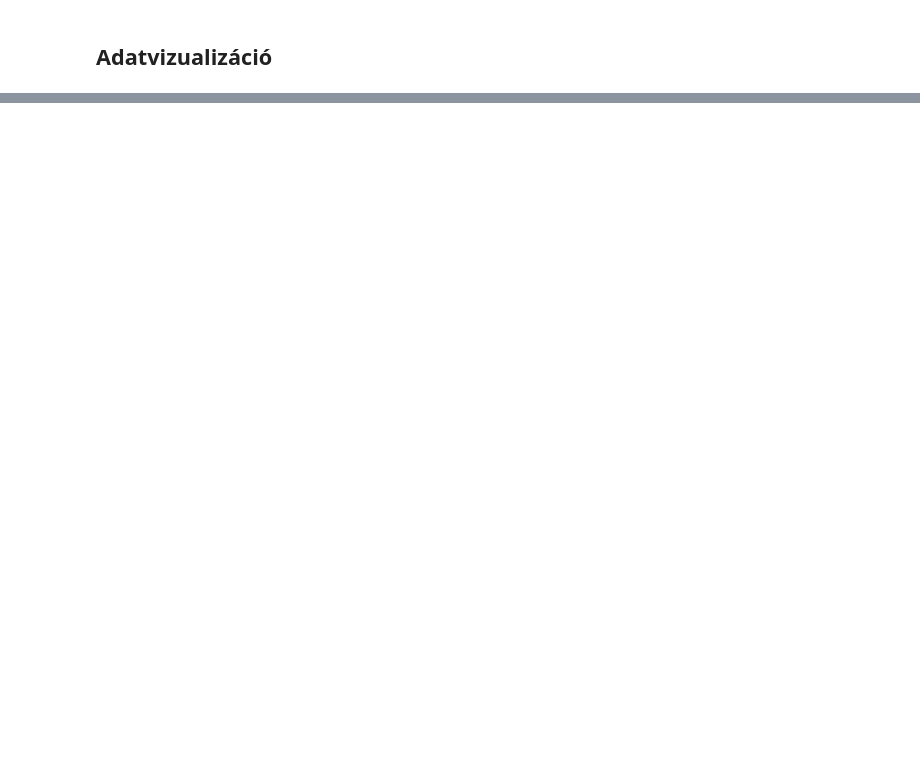
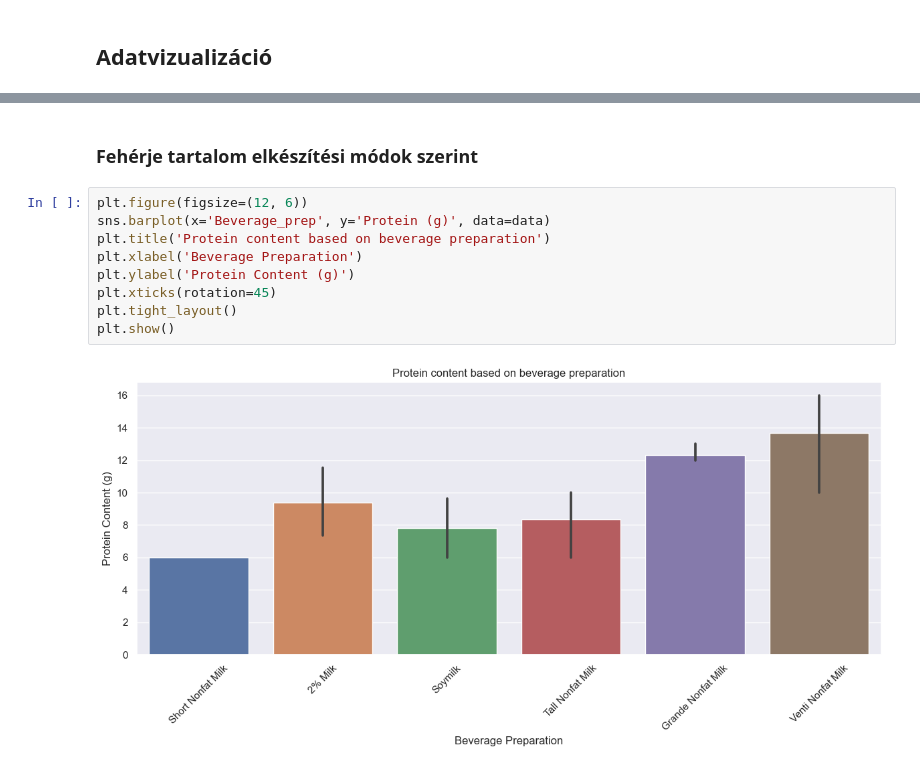
Before and after one commit to tothKarolyDavid/starbucks-data-analysis, a Jupyter notebook: NEPTUN_ASSIGNMENT.ipynb, the cells around one changed output, grey strips where cells are left out. Drawn from its saved outputs; the diff is of its cells as text; blank space fills up the shorter version.

```diff
--- a/NEPTUN_ASSIGNMENT.ipynb
+++ b/NEPTUN_ASSIGNMENT.ipynb
@@ -54,0 +134,13 @@ df.head(5)
+# %% [markdown]
+### Fehérje tartalom elkészítési módok szerint
+# %%
+plt.figure(figsize=(12, 6))
+sns.barplot(x='Beverage_prep', y='Protein (g)', data=data)
+plt.title('Protein content based on beverage preparation')
+plt.xlabel('Beverage Preparation')
+plt.ylabel('Protein Content (g)')
+plt.xticks(rotation=45)
+plt.tight_layout()
+plt.show()
+# %% [output]
+[figure, added]
```
Also changed, not shown: parts of 26 cells of this notebook.
